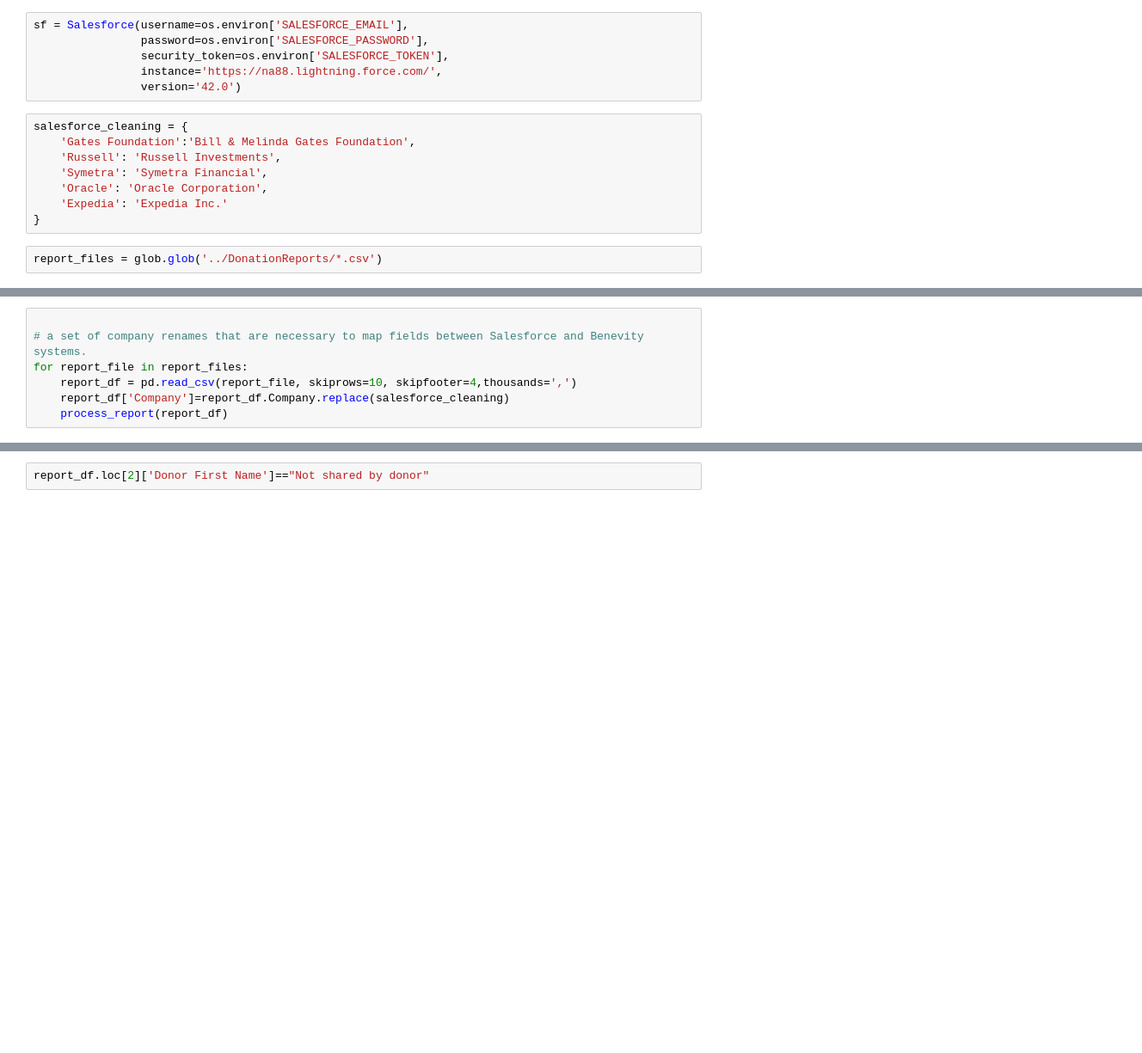
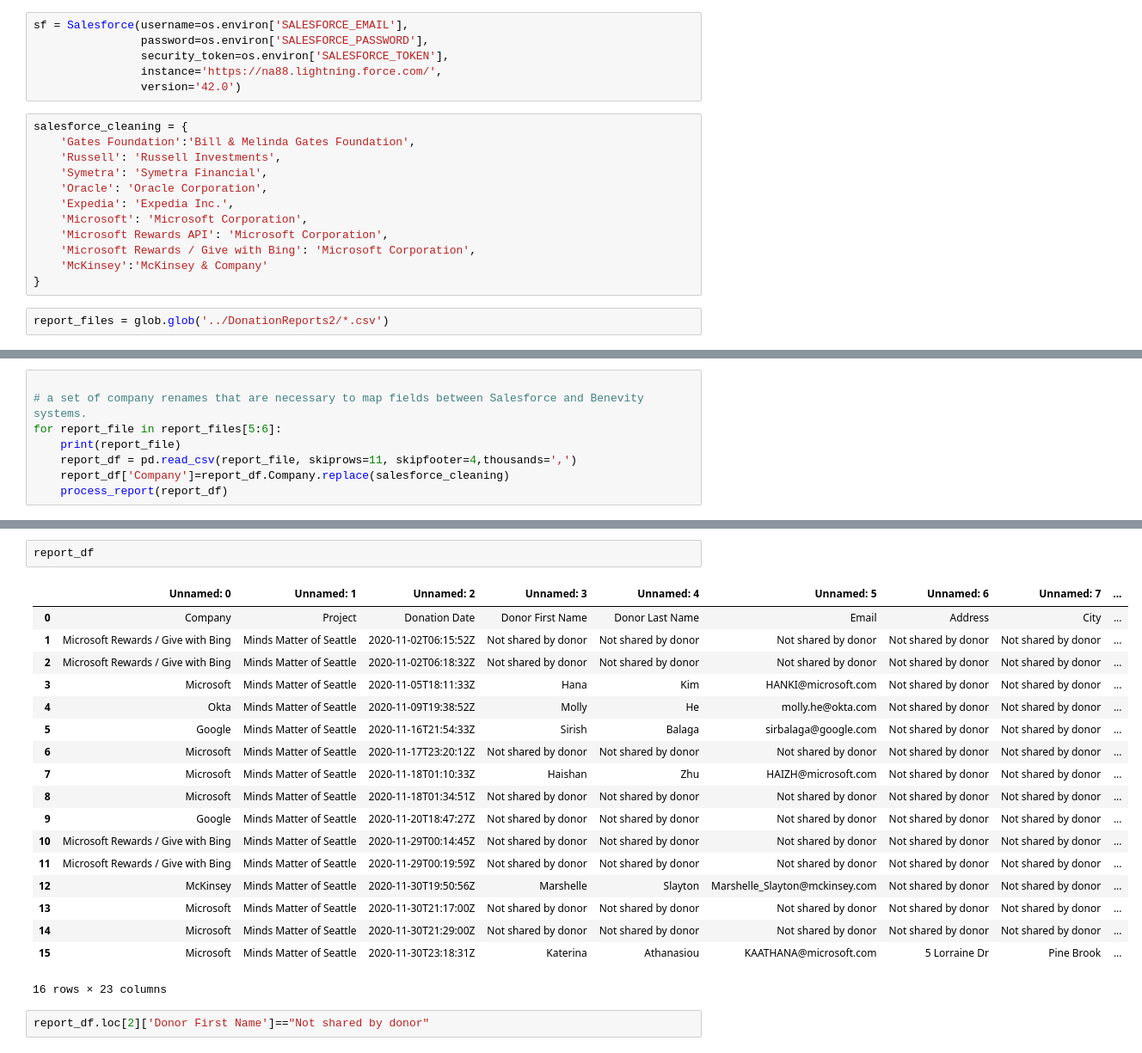
Before and after one commit to fcollman/MMSalesforceGsuite, a Jupyter notebook: python_scripts/benevity_salesforce_import.ipynb, the cells around one changed output, grey strips where cells are left out. Shown at 86% size. Drawn from its saved outputs; the diff is of its cells as text; blank space fills up the shorter version.

```diff
--- a/python_scripts/benevity_salesforce_import.ipynb
+++ b/python_scripts/benevity_salesforce_import.ipynb
@@ -22,10 +22,14 @@ salesforce_cleaning = {
     'Russell': 'Russell Investments',
     'Symetra': 'Symetra Financial',
     'Oracle': 'Oracle Corporation',
-    'Expedia': 'Expedia Inc.'
+    'Expedia': 'Expedia Inc.',
+    'Microsoft': 'Microsoft Corporation',
+    'Microsoft Rewards API': 'Microsoft Corporation',
+    'Microsoft Rewards / Give with Bing': 'Microsoft Corporation',
+    'McKinsey':'McKinsey & Company'
 }
 # %%
-report_files = glob.glob('../DonationReports/*.csv')
+report_files = glob.glob('../DonationReports2/*.csv')
 # %%
 report_files[0]
 # %% [output]
@@ -162,8 +166,9 @@ def process_report(report_df):
 # %%
 
 # a set of company renames that are necessary to map fields between Salesforce and Benevity systems.
-for report_file in report_files:
-    report_df = pd.read_csv(report_file, skiprows=10, skipfooter=4,thousands=',')
+for report_file in report_files[5:6]:
+    print(report_file)
+    report_df = pd.read_csv(report_file, skiprows=11, skipfooter=4,thousands=',')
     report_df['Company']=report_df.Company.replace(salesforce_cleaning)
     process_report(report_df)
 # %% [output]
@@ -187,3 +194,24 @@ skipping row already imported
+# %%
+report_df
+# %% [output]
+|  | Unnamed: 0 | Unnamed: 1 | Unnamed: 2 | Unnamed: 3 | Unnamed: 4 | Unnamed: 5 | Unnamed: 6 | Unnamed: 7 | ... |
+| 0 | Company | Project | Donation Date | Donor First Name | Donor Last Name | Email | Address | City | ... |
+| 1 | Microsoft Rewards / Give with Bing | Minds Matter of Seattle | 2020-11-02T06:15:52Z | Not shared by donor | Not shared by donor | Not shared by donor | Not shared by donor | Not shared by donor | ... |
+| 2 | Microsoft Rewards / Give with Bing | Minds Matter of Seattle | 2020-11-02T06:18:32Z | Not shared by donor | Not shared by donor | Not shared by donor | Not shared by donor | Not shared by donor | ... |
+| 3 | Microsoft | Minds Matter of Seattle | 2020-11-05T18:11:33Z | Hana | Kim | HANKI@microsoft.com | Not shared by donor | Not shared by donor | ... |
+| 4 | Okta | Minds Matter of Seattle | 2020-11-09T19:38:52Z | Molly | He | molly.he@okta.com | Not shared by donor | Not shared by donor | ... |
+| 5 | Google | Minds Matter of Seattle | 2020-11-16T21:54:33Z | Sirish | Balaga | sirbalaga@google.com | Not shared by donor | Not shared by donor | ... |
+| 6 | Microsoft | Minds Matter of Seattle | 2020-11-17T23:20:12Z | Not shared by donor | Not shared by donor | Not shared by donor | Not shared by donor | Not shared by donor | ... |
+| 7 | Microsoft | Minds Matter of Seattle | 2020-11-18T01:10:33Z | Haishan | Zhu | HAIZH@microsoft.com | Not shared by donor | Not shared by donor | ... |
+| 8 | Microsoft | Minds Matter of Seattle | 2020-11-18T01:34:51Z | Not shared by donor | Not shared by donor | Not shared by donor | Not shared by donor | Not shared by donor | ... |
+| 9 | Google | Minds Matter of Seattle | 2020-11-20T18:47:27Z | Not shared by donor | Not shared by donor | Not shared by donor | Not shared by donor | Not shared by donor | ... |
+| 10 | Microsoft Rewards / Give with Bing | Minds Matter of Seattle | 2020-11-29T00:14:45Z | Not shared by donor | Not shared by donor | Not shared by donor | Not shared by donor | Not shared by donor | ... |
+| 11 | Microsoft Rewards / Give with Bing | Minds Matter of Seattle | 2020-11-29T00:19:59Z | Not shared by donor | Not shared by donor | Not shared by donor | Not shared by donor | Not shared by donor | ... |
+| 12 | McKinsey | Minds Matter of Seattle | 2020-11-30T19:50:56Z | Marshelle | Slayton | Marshelle_Slayton@mckinsey.com | Not shared by donor | Not shared by donor | ... |
+| 13 | Microsoft | Minds Matter of Seattle | 2020-11-30T21:17:00Z | Not shared by donor | Not shared by donor | Not shared by donor | Not shared by donor | Not shared by donor | ... |
+| 14 | Microsoft | Minds Matter of Seattle | 2020-11-30T21:29:00Z | Not shared by donor | Not shared by donor | Not shared by donor | Not shared by donor | Not shared by donor | ... |
+| 15 | Microsoft | Minds Matter of Seattle | 2020-11-30T23:18:31Z | Katerina | Athanasiou | KAATHANA@microsoft.com | 5 Lorraine Dr | Pine Brook | ... |
+16 rows × 23 columns
 # %%
 report_df.loc[2]['Donor First Name']=="Not shared by donor"
 # %% [output]
```
Also changed, not shown: parts of 2 cells of this notebook, 2 other files.
